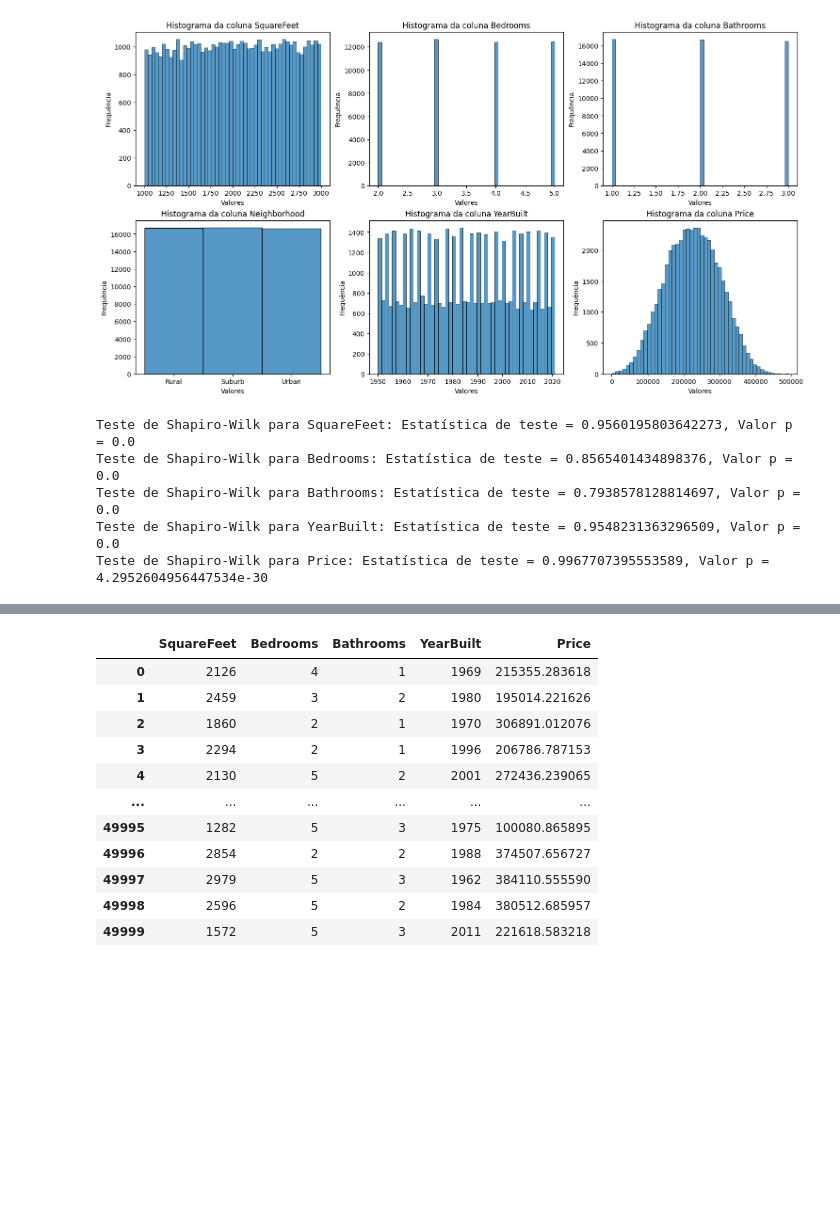
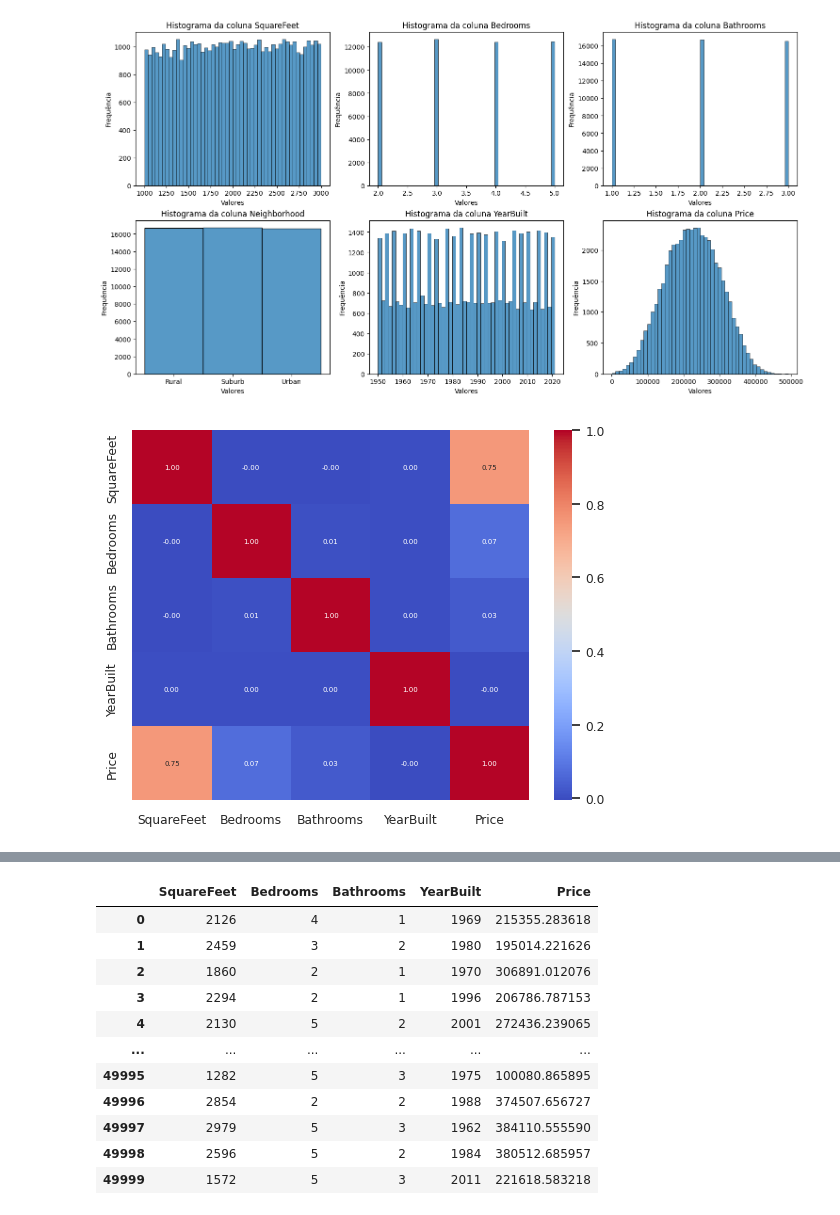
Before and after one commit to pireshenrique/Porfolio-Ciencia-de-dados, a Jupyter notebook: Previsão_Preço_de_imovel.ipynb, the cells around one changed output, grey strips where cells are left out. Drawn from its saved outputs; the diff is of its cells as text; code cells hidden in the pictures; blank space fills up the shorter version.

```diff
--- a/Previsão_Preço_de_imovel.ipynb
+++ b/Previsão_Preço_de_imovel.ipynb
@@ -159,16 +190,11 @@ for i, coluna in enumerate(df_clean1.columns):
 plt.show()
 # %% [output]
 [figure]
-# %%
-from scipy.stats import shapiro
-
-# Exemplo usando o teste de Shapiro-Wilk
-for column in ['SquareFeet', 'Bedrooms', 'Bathrooms', 'YearBuilt', 'Price']:
-    stat, p_value = shapiro(df_clean2[column])
-    print(f'Teste de Shapiro-Wilk para {column}: Estatística de teste = {stat}, Valor p = {p_value}')
-# %% [output]
-Teste de Shapiro-Wilk para SquareFeet: Estatística de teste = 0.9560195803642273, Valor p = 0.0
-Teste de Shapiro-Wilk para Bedrooms: Estatística de teste = 0.8565401434898376, Valor p = 0.0
-Teste de Shapiro-Wilk para Bathrooms: Estatística de teste = 0.7938578128814697, Valor p = 0.0
-Teste de Shapiro-Wilk para YearBuilt: Estatística de teste = 0.9548231363296509, Valor p = 0.0
-Teste de Shapiro-Wilk para Price: Estatística de teste = 0.9967707395553589, Valor p = 4.2952604956447534e-30
+# %%
+# Gerando uma matriz de correlação
+correlation_matrix = df_clean2.corr()
+sns.set(font_scale=0.8)
+sns.heatmap(correlation_matrix, annot=True, cmap='coolwarm', fmt=".2f", annot_kws={"size": 5})
+plt.show()
+# %% [output]
+[figure, added]
```
Also changed, not shown: parts of 43 cells of this notebook.
